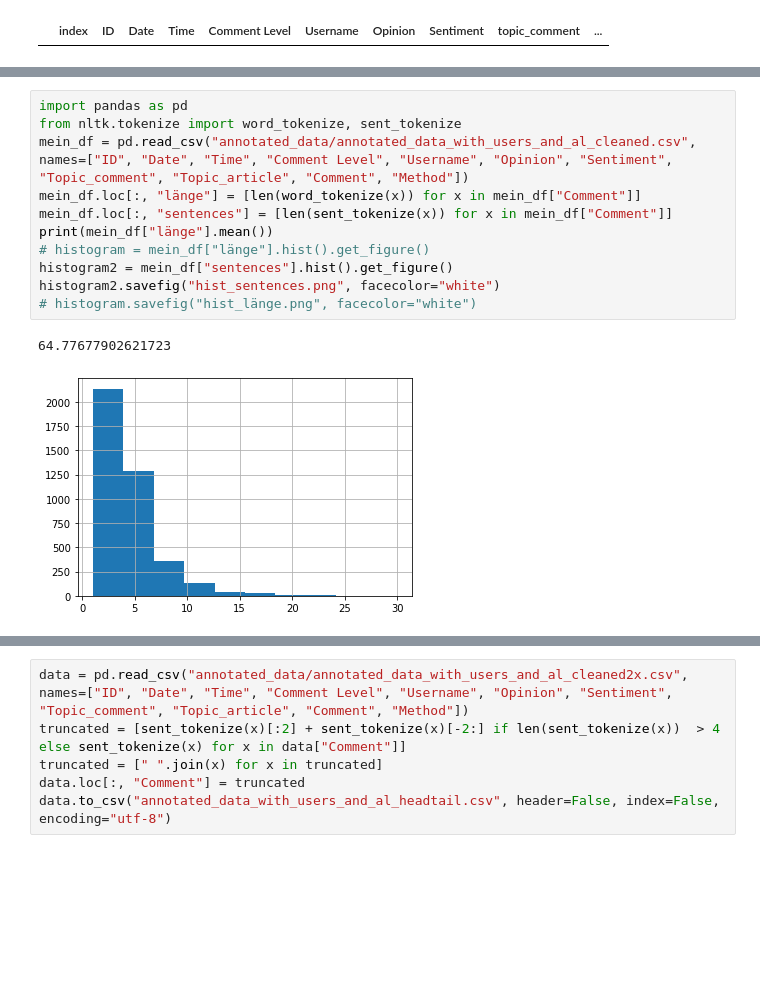
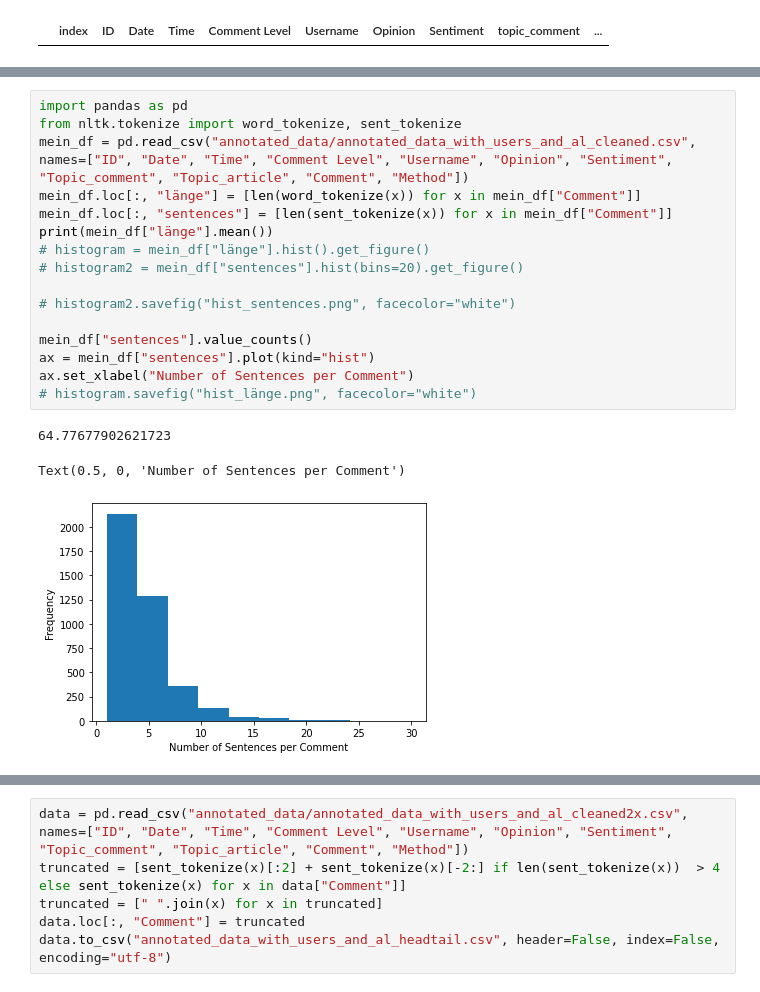
Before and after one commit to KirchnerS/Masterarbeit, a Jupyter notebook: data_exploration.ipynb, the cells around one changed output, grey strips where cells are left out. Saved outputs shown, nothing was run; the diff lists cells and outputs as text; blank space fills up the shorter version.

Commit message:
Graphen hinzugefügt

```diff
--- a/data_exploration.ipynb
+++ b/data_exploration.ipynb
@@ -929,17 +929,23 @@ This histograms shows the distributions of the length of the comments annotated.
 # %%
 import pandas as pd
 from nltk.tokenize import word_tokenize, sent_tokenize
 mein_df = pd.read_csv("annotated_data/annotated_data_with_users_and_al_cleaned.csv", names=["ID", "Date", "Time", "Comment Level", "Username", "Opinion", "Sentiment", "Topic_comment", "Topic_article", "Comment", "Method"])
 mein_df.loc[:, "länge"] = [len(word_tokenize(x)) for x in mein_df["Comment"]]
 mein_df.loc[:, "sentences"] = [len(sent_tokenize(x)) for x in mein_df["Comment"]]
 print(mein_df["länge"].mean())
 # histogram = mein_df["länge"].hist().get_figure()
-histogram2 = mein_df["sentences"].hist().get_figure()
-histogram2.savefig("hist_sentences.png", facecolor="white")
+# histogram2 = mein_df["sentences"].hist(bins=20).get_figure()
+
+# histogram2.savefig("hist_sentences.png", facecolor="white")
+
+mein_df["sentences"].value_counts()
+ax = mein_df["sentences"].plot(kind="hist")
+ax.set_xlabel("Number of Sentences per Comment")
 # histogram.savefig("hist_länge.png", facecolor="white")
 # %% [output]
 64.77677902621723
+Text(0.5, 0, 'Number of Sentences per Comment')
-[figure, old version]
+[figure, new version]
 # %% [markdown]
 These outliers show a certain structure also mentioned by Sun et al. 2020 (https://arxiv.org/pdf/1905.05583.pdf): These long texts often contain most of their key information at the beginning and end of the text. Even though the text classification task discussed in Sun's paper mostly applies to classification of articles, we can still observer some parallels for the texts at hand.
 <br>
```
Also changed, not shown: 2 other files.
